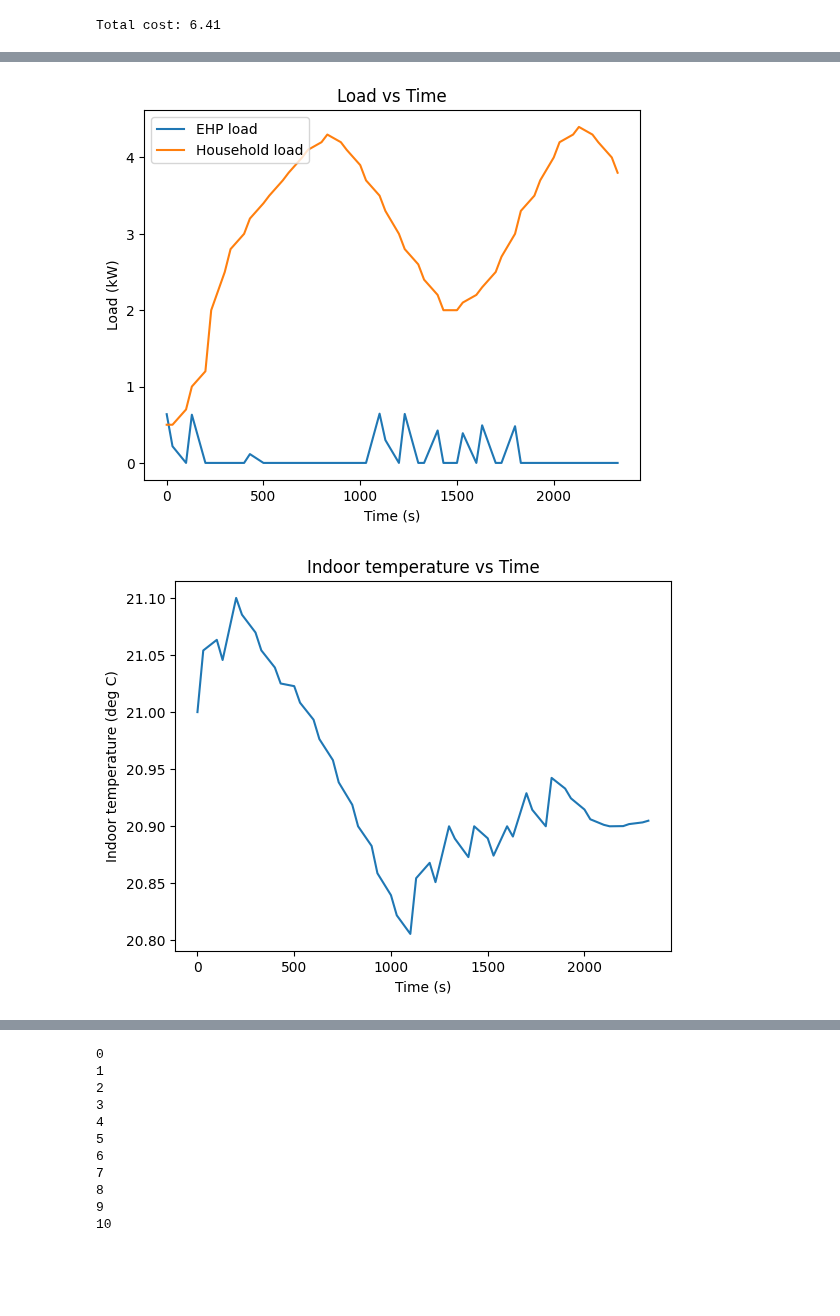
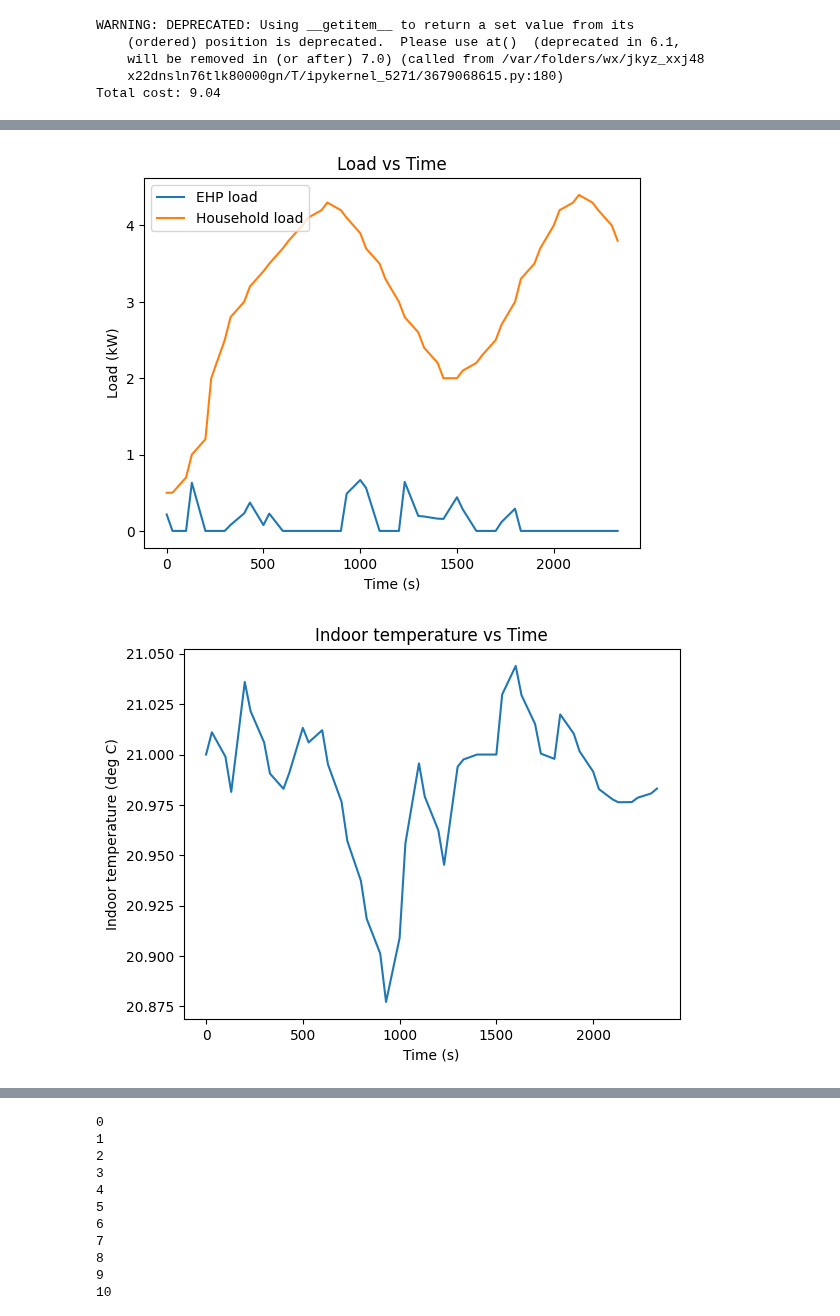
Before and after one commit to Muckthebuck/2023-Energy-kit, a Jupyter notebook: optimization.ipynb, the cells around one changed output, grey strips where cells are left out. Cells and saved outputs as stored; diff of their text form; code cells hidden in the pictures; blank space fills up the shorter version.

```diff
--- a/optimization.ipynb
+++ b/optimization.ipynb
@@ -94,6 +94,7 @@ class controller:
         temp_max = 24 # Degrees
         temp_pref_low = 20.9 # Degrees
         temp_pref_high = 21.1 # Degrees
+        m.temp_pref = 21 #Degrees
 
         # Angle of panels
         panel_angle = 30  # Inclination in deg
@@ -197,6 +198,7 @@ class controller:
 
         # Variables
         m.temp = Var(m.TS_aux, initialize=self.inital_temp, bounds=(temp_min,temp_max)) # Inside temperature of the building
+        m.temp_cost = Var(m.TS, initialize=0, domain=NonNegativeReals)
         m.alpha = Var(m.TS_aux,initialize=0,bounds=(0,1)) # Alpha (ventilation variable)
 
         # Constraints
@@ -251,17 +253,17 @@ class controller:
         m.mu13 = Constraint(m.TS, rule=lambda m, i: m.SoC[i] - SoC_min >= 0)
         m.mu14 = Constraint(m.TS_aux, rule=lambda m, i: temp_max - m.temp[i] >= 0)
         m.mu15 = Constraint(m.TS_aux, rule=lambda m, i: m.temp[i] - temp_min >= 0)
-        m.mu16 = Constraint(m.TS_aux, rule=lambda m, i: m.temp[i] - (temp_pref_low - 100*(1-m.Occ[i])) >= 0)
-        m.mu17 = Constraint(m.TS, rule=lambda m, i: temp_pref_high + 100*(1-m.Occ[i]) - m.temp[i] >= 0)
+        #m.mu16 = Constraint(m.TS_aux, rule=lambda m, i: m.temp[i] - (temp_pref_low - 100*(1-m.Occ[i])) >= 0)
+        #m.mu17 = Constraint(m.TS, rule=lambda m, i: temp_pref_high + 100*(1-m.Occ[i]) - m.temp[i] >= 0)
 
         ### OBJECTIVE FUNCTION ###
 
         # Define the objective function (minimize the total cost), where the cost is equal to the energy (net power flow multiplied by the time step) multiplied by the tariff for each direction
-        m.objective = pyo.Objective(expr=sum((m.import_tariff[i]*m.P_in[i] + m.export_tariff[i]*m.P_out[i])*m.dt  for i in m.TS),sense=minimize)
+        m.objective = pyo.Objective(expr=sum((m.import_tariff[i]*m.P_in[i] + m.export_tariff[i]*m.P_out[i])*m.dt+(m.temp_pref-m.temp[i])*(m.temp_pref-m.temp[i])+(m.SoC[i]-target_SoC)*(m.SoC[i]-target_SoC) for i in m.TS),sense=minimize)
 
         # Create a 'dual' suffix component on the instance
         # so the solver plugin will know which suffixes to collect
-        m.dual = pyo.Suffix(direction=pyo.Suffix.IMPORT)
+        # m.dual = pyo.Suffix(direction=pyo.Suffix.IMPORT)
 
         ### USE MODEL ###
         solver = pyo.SolverFactory('ipopt')
@@ -472,4 +474,8 @@ plot_forecast(m,time_array)
 # Update Occcupancy array based on new time array
 Occupancy = update_occupancy(Occupancy, time_array)
 # %% [output]
-Total cost: 6.41
+WARNING: DEPRECATED: Using __getitem__ to return a set value from its
+    (ordered) position is deprecated.  Please use at()  (deprecated in 6.1,
+    will be removed in (or after) 7.0) (called from /var/folders/wx/jkyz_xxj48
+    x22dnsln76tlk80000gn/T/ipykernel_5271/3679068615.py:180)
+Total cost: 9.04
@@ -481,5 +487,5 @@ Total cost: 6.41
-[figure, old version]
+[figure, new version]
-[figure, old version]
+[figure, new version]
 # %%
 ###Integration###
 from online_batches import online_batches
```
Also changed, not shown: parts of 2 cells of this notebook.
